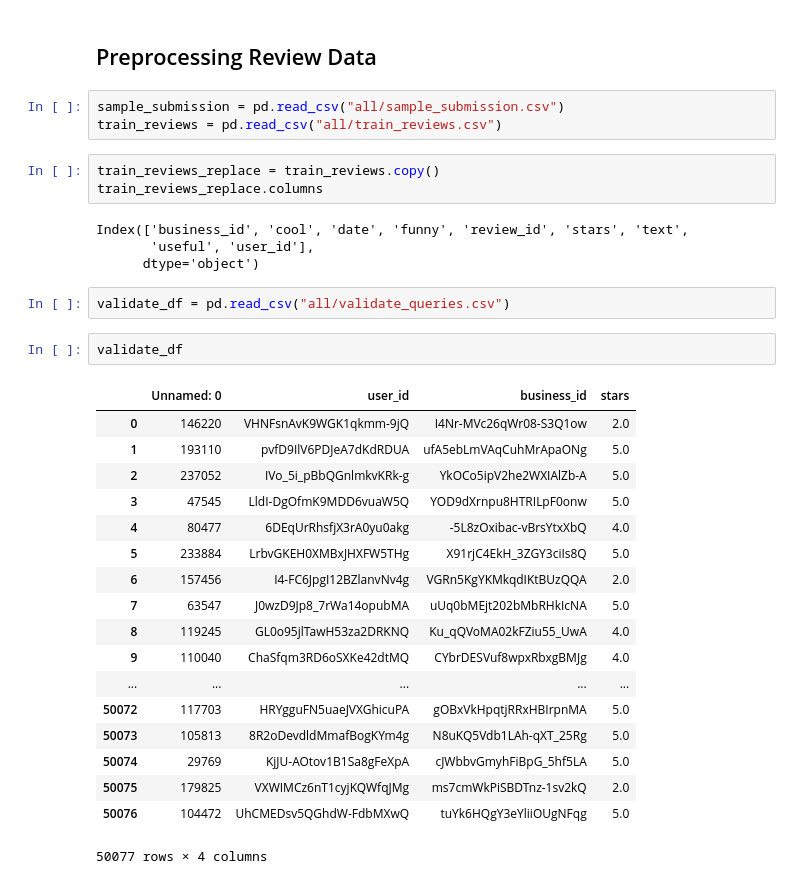
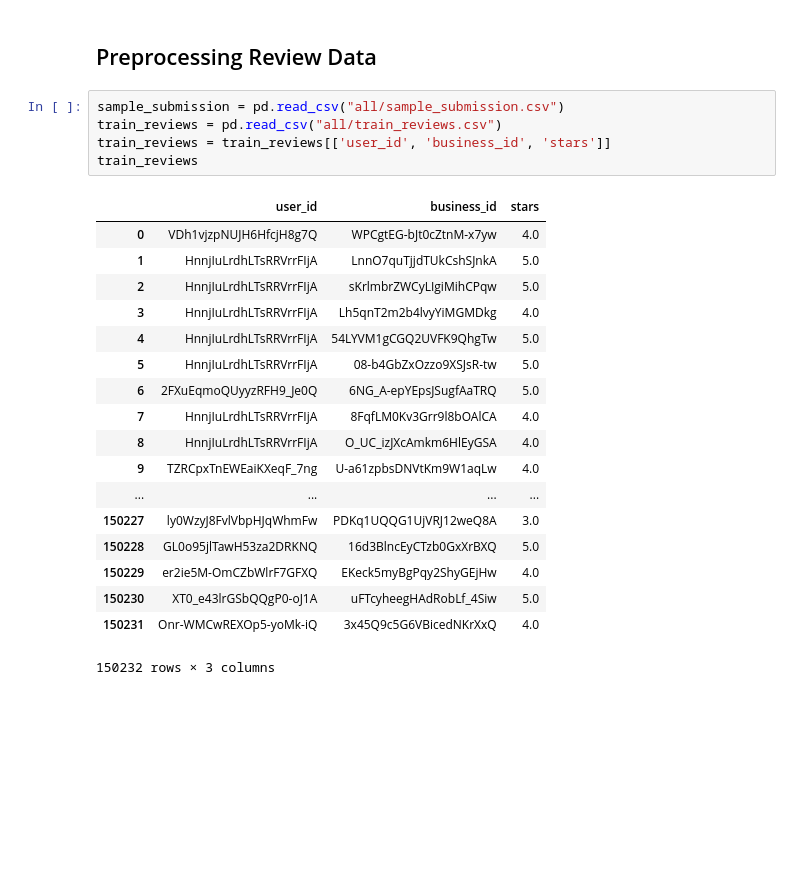
Before and after one commit to kenqgu/CS-145-Yelp-Rating-Predictor, a Jupyter notebook: Preprocessing Notebook.ipynb, the cells around one changed output. Cells and saved outputs as stored; diff of their text form; blank space fills up the shorter version.

```diff
--- a/Preprocessing Notebook.ipynb
+++ b/Preprocessing Notebook.ipynb
@@ -260,33 +266,24 @@ users_df_replace
 # %%
 sample_submission = pd.read_csv("all/sample_submission.csv")
 train_reviews = pd.read_csv("all/train_reviews.csv")
+train_reviews = train_reviews[['user_id', 'business_id', 'stars']]
+train_reviews
+# %% [output]
+|  | user_id | business_id | stars |
+| 0 | VDh1vjzpNUJH6HfcjH8g7Q | WPCgtEG-bJt0cZtnM-x7yw | 4.0 |
+| 1 | HnnjIuLrdhLTsRRVrrFIjA | LnnO7quTjjdTUkCshSJnkA | 5.0 |
+| 2 | HnnjIuLrdhLTsRRVrrFIjA | sKrlmbrZWCyLIgiMihCPqw | 5.0 |
+| 3 | HnnjIuLrdhLTsRRVrrFIjA | Lh5qnT2m2b4lvyYiMGMDkg | 4.0 |
+| 4 | HnnjIuLrdhLTsRRVrrFIjA | 54LYVM1gCGQ2UVFK9QhgTw | 5.0 |
+| 5 | HnnjIuLrdhLTsRRVrrFIjA | 08-b4GbZxOzzo9XSJsR-tw | 5.0 |
+| 6 | 2FXuEqmoQUyyzRFH9_Je0Q | 6NG_A-epYEpsJSugfAaTRQ | 5.0 |
+| 7 | HnnjIuLrdhLTsRRVrrFIjA | 8FqfLM0Kv3Grr9l8bOAlCA | 4.0 |
+| 8 | HnnjIuLrdhLTsRRVrrFIjA | O_UC_izJXcAmkm6HlEyGSA | 4.0 |
+| 9 | TZRCpxTnEWEaiKXeqF_7ng | U-a61zpbsDNVtKm9W1aqLw | 4.0 |
+| ... | ... | ... | ... |
+| 150227 | ly0WzyJ8FvlVbpHJqWhmFw | PDKq1UQQG1UjVRJ12weQ8A | 3.0 |
+| 150228 | GL0o95jlTawH53za2DRKNQ | 16d3BlncEyCTzb0GxXrBXQ | 5.0 |
+| 150229 | er2ie5M-OmCZbWlrF7GFXQ | EKeck5myBgPqy2ShyGEjHw | 4.0 |
+| 150230 | XT0_e43lrGSbQQgP0-oJ1A | uFTcyheegHAdRobLf_4Siw | 5.0 |
+| 150231 | Onr-WMCwREXOp5-yoMk-iQ | 3x45Q9c5G6VBicedNKrXxQ | 4.0 |
+150232 rows × 3 columns
-# %%
-train_reviews_replace = train_reviews.copy()
-train_reviews_replace.columns
-# %% [output]
-Index(['business_id', 'cool', 'date', 'funny', 'review_id', 'stars', 'text',
-       'useful', 'user_id'],
-      dtype='object')
-# %%
-validate_df = pd.read_csv("all/validate_queries.csv")
-# %%
-validate_df
-# %% [output]
-|  | Unnamed: 0 | user_id | business_id | stars |
-| 0 | 146220 | VHNFsnAvK9WGK1qkmm-9jQ | I4Nr-MVc26qWr08-S3Q1ow | 2.0 |
-| 1 | 193110 | pvfD9IlV6PDJeA7dKdRDUA | ufA5ebLmVAqCuhMrApaONg | 5.0 |
-| 2 | 237052 | IVo_5i_pBbQGnlmkvKRk-g | YkOCo5ipV2he2WXIAlZb-A | 5.0 |
-| 3 | 47545 | LldI-DgOfmK9MDD6vuaW5Q | YOD9dXrnpu8HTRILpF0onw | 5.0 |
-| 4 | 80477 | 6DEqUrRhsfjX3rA0yu0akg | -5L8zOxibac-vBrsYtxXbQ | 4.0 |
-| 5 | 233884 | LrbvGKEH0XMBxJHXFW5THg | X91rjC4EkH_3ZGY3ciIs8Q | 5.0 |
-| 6 | 157456 | I4-FC6JpgI12BZlanvNv4g | VGRn5KgYKMkqdIKtBUzQQA | 2.0 |
-| 7 | 63547 | J0wzD9Jp8_7rWa14opubMA | uUq0bMEjt202bMbRHkIcNA | 5.0 |
-| 8 | 119245 | GL0o95jlTawH53za2DRKNQ | Ku_qQVoMA02kFZiu55_UwA | 4.0 |
-| 9 | 110040 | ChaSfqm3RD6oSXKe42dtMQ | CYbrDESVuf8wpxRbxgBMJg | 4.0 |
-| ... | ... | ... | ... | ... |
-| 50072 | 117703 | HRYgguFN5uaeJVXGhicuPA | gOBxVkHpqtjRRxHBIrpnMA | 5.0 |
-| 50073 | 105813 | 8R2oDevdldMmafBogKYm4g | N8uKQ5Vdb1LAh-qXT_25Rg | 5.0 |
-| 50074 | 29769 | KjJU-AOtov1B1Sa8gFeXpA | cJWbbvGmyhFiBpG_5hf5LA | 5.0 |
-| 50075 | 179825 | VXWIMCz6nT1cyjKQWfqJMg | ms7cmWkPiSBDTnz-1sv2kQ | 2.0 |
-| 50076 | 104472 | UhCMEDsv5QGhdW-FdbMXwQ | tuYk6HQgY3eYliiOUgNFqg | 5.0 |
-50077 rows × 4 columns
```
Also changed, not shown: parts of 12 cells of this notebook.
